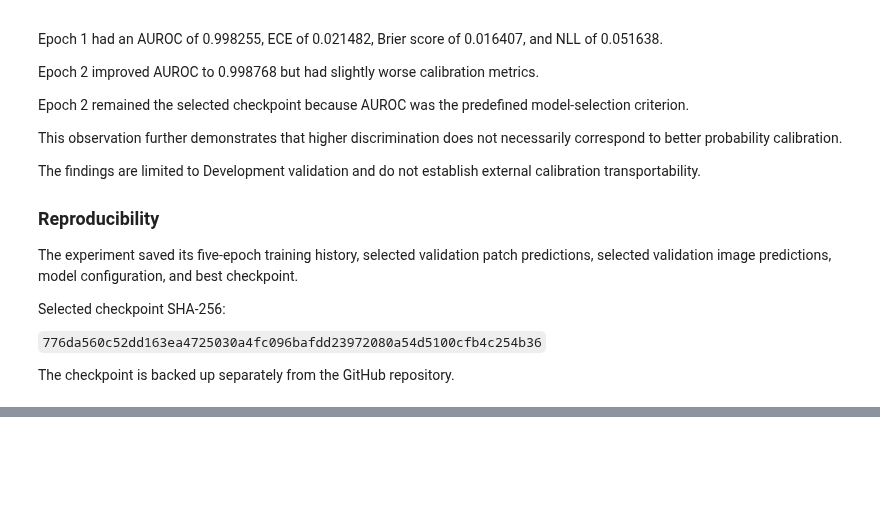
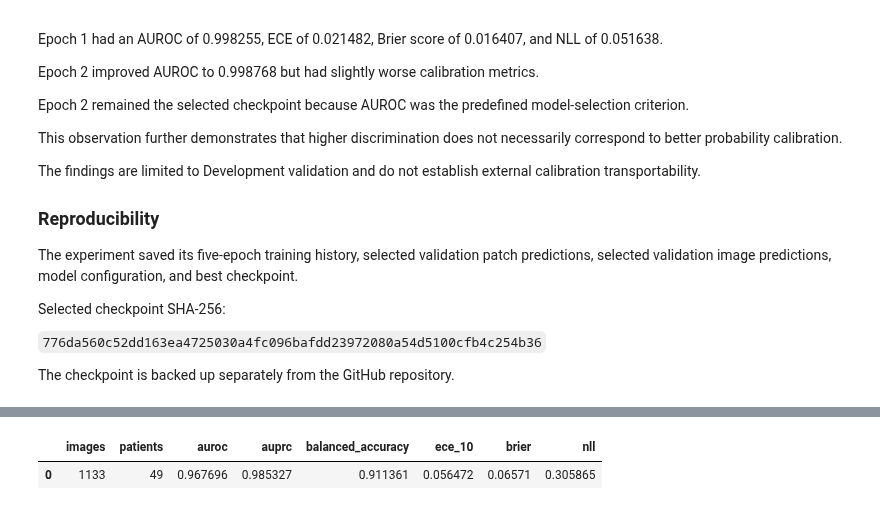
Before and after one commit to Yisihaq01/breast-histology-calibration, a Jupyter notebook: Notebooks/03_breakhis_formal_development.ipynb, the cells around one changed output, grey strips where cells are left out. Saved outputs shown, nothing was run; the diff lists cells and outputs as text; code cells hidden in the pictures; blank space fills up the shorter version.

```diff
--- a/Notebooks/03_breakhis_formal_development.ipynb
+++ b/Notebooks/03_breakhis_formal_development.ipynb
@@ -4562,0 +5696,82 @@ The checkpoint is backed up separately from the GitHub repository.
+# %%
+
+# ============================================================
+# Save pooled ResNet-18 OOF metrics
+# ============================================================
+
+import json
+import numpy as np
+import pandas as pd
+
+assert len(oof_df) == 1133
+assert oof_df["patient_id"].nunique() == 49
+
+assert matched_ece == ["positive"]
+assert "1e-7" in matched_nll
+
+pooled_summary = {
+    "architecture": "resnet18",
+    "evaluation": "development_out_of_fold",
+    "images": int(pooled_metrics["images"]),
+    "patients": int(pooled_metrics["patients"]),
+    "benign_images": int((oof_df["label"] == 0).sum()),
+    "malignant_images": int((oof_df["label"] == 1).sum()),
+    "auroc": float(pooled_metrics["auroc"]),
+    "auprc": float(pooled_metrics["auprc"]),
+    "balanced_accuracy": float(
+        pooled_metrics["balanced_accuracy"]
+    ),
+    "ece_10": float(
+        pooled_metrics["ece_positive"]
+    ),
+    "brier": float(pooled_metrics["brier"]),
+    "nll": float(pooled_metrics["nll_1e7"]),
+    "ece_definition": "positive_class_equal_width_10",
+    "nll_clipping": 1e-7,
+    "checkpoint_selection": "highest_development_validation_auroc",
+    "checkpoint_tie_rule": "earliest_epoch",
+    "held_out_test_used": False,
+    "calibration_partition_used": False
+}
+
+pooled_csv_path = (
+    analysis_dir /
+    "resnet18_pooled_oof_metrics.csv"
+)
+
+pooled_json_path = (
+    analysis_dir /
+    "resnet18_pooled_oof_summary.json"
+)
+
+pd.DataFrame([pooled_summary]).to_csv(
+    pooled_csv_path,
+    index=False
+)
+
+with open(pooled_json_path, "w") as f:
+    json.dump(pooled_summary, f, indent=2)
+
+print("RESNET-18 — POOLED DEVELOPMENT OOF METRICS")
+print("=" * 55)
+
+display(
+    pd.DataFrame([pooled_summary])[
+        [
+            "images",
+            "patients",
+            "auroc",
+            "auprc",
+            "balanced_accuracy",
+            "ece_10",
+            "brier",
+            "nll"
+        ]
+    ].round(6)
+)
+
+assert pooled_csv_path.is_file()
+assert pooled_json_path.is_file()
+
+print("\nPASS: Pooled OOF results saved.")
+# %% [output]
@@ -4562,0 +5780,2 @@ The checkpoint is backed up separately from the GitHub repository.
+|  | images | patients | auroc | auprc | balanced_accuracy | ece_10 | brier | nll |
+| 0 | 1133 | 49 | 0.967696 | 0.985327 | 0.911361 | 0.056472 | 0.06571 | 0.305865 |
```
Also changed, not shown: parts of 29 cells of this notebook.
